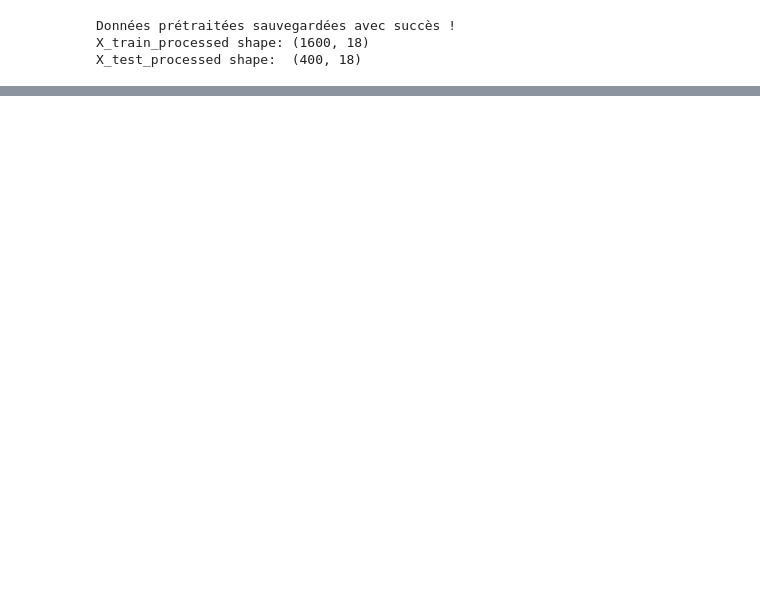
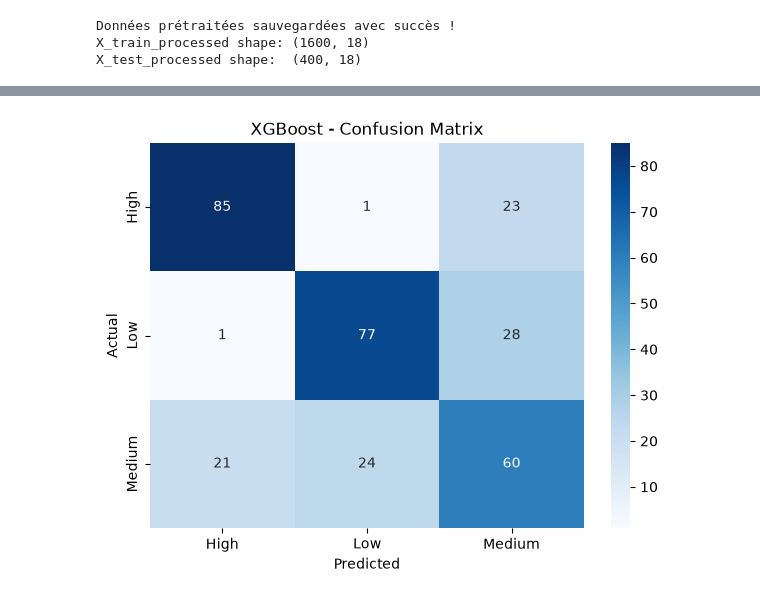
Before and after one commit to Azzam-Olaya/student-mental-health-pipeline, a Jupyter notebook: notebook/model_training.ipynb, the cells around one changed output, grey strips where cells are left out. Saved outputs shown, nothing was run; the diff lists cells and outputs as text; code cells hidden in the pictures; blank space fills up the shorter version.

Commit message:
feat: implement initial XGBoost model training and evaluation

```diff
--- a/notebook/model_training.ipynb
+++ b/notebook/model_training.ipynb
@@ -98,0 +300,24 @@ X_test_processed shape:  (400, 18)
+# %%
+y_val_pred = xgb_model.predict(X_val)
+
+print("Accuracy :", accuracy_score(y_val, y_val_pred))
+
+print("Precision :", precision_score(
+    y_val, y_val_pred, average="macro"
+))
+
+print("Recall :", recall_score(
+    y_val, y_val_pred, average="macro"
+))
+
+print("F1-score :", f1_score(
+    y_val, y_val_pred, average="macro"
+))
+
+print("\nClassification Report :")
+
+print(classification_report(
+    y_val,
+    y_val_pred,
+    target_names=label_encoder.classes_
+))
@@ -98,0 +340,21 @@ X_test_processed shape:  (400, 18)
+# %%
+cm = confusion_matrix(y_val, y_val_pred)
+
+plt.figure(figsize=(7, 5))
+
+sns.heatmap(
+    cm,
+    annot=True,
+    fmt="d",
+    cmap="Blues",
+    xticklabels=label_encoder.classes_,
+    yticklabels=label_encoder.classes_
+)
+
+plt.title("XGBoost - Confusion Matrix")
+plt.xlabel("Predicted")
+plt.ylabel("Actual")
+
+plt.show()
+# %% [output]
+[figure, added]
```
Also changed, not shown: parts of 10 cells of this notebook, 1 other file.
